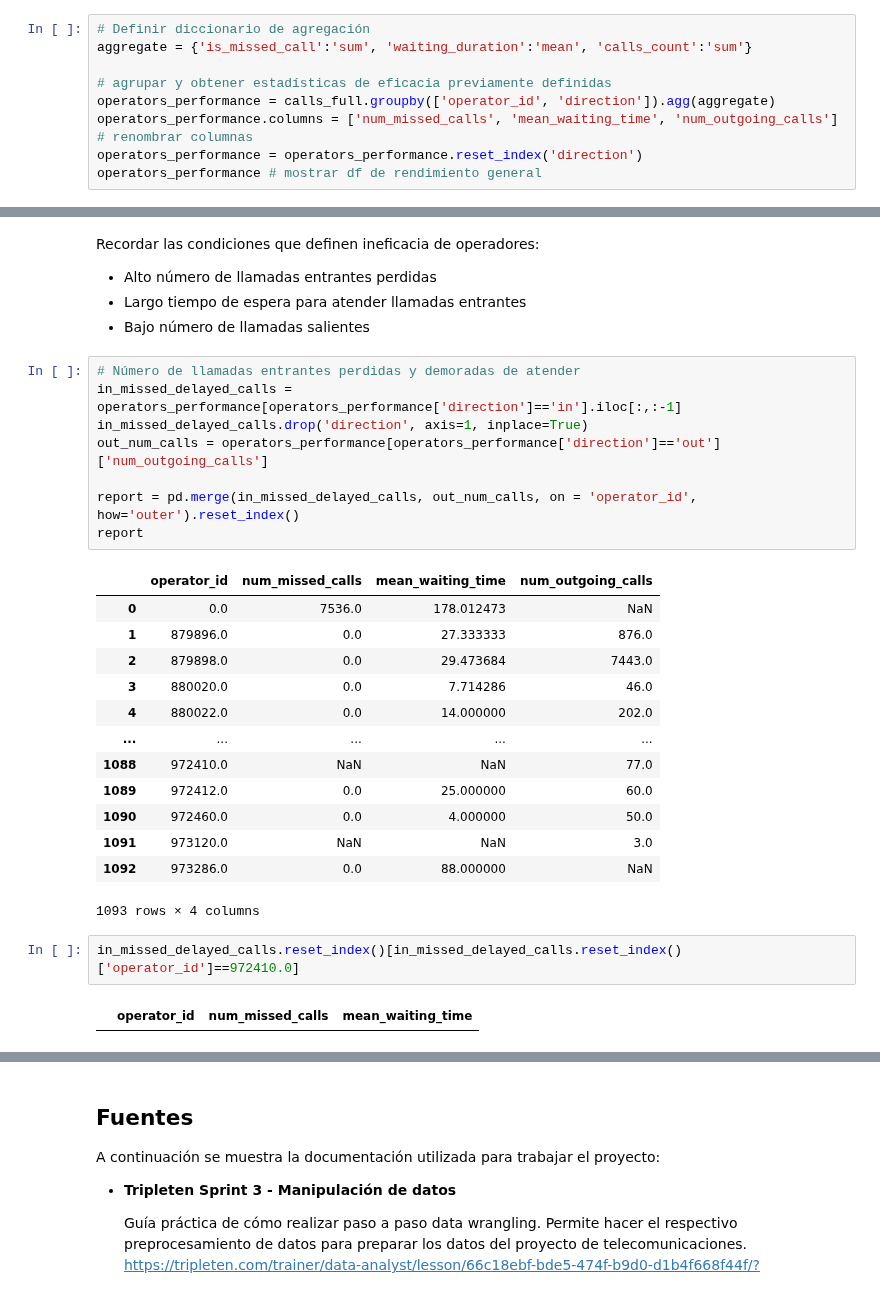
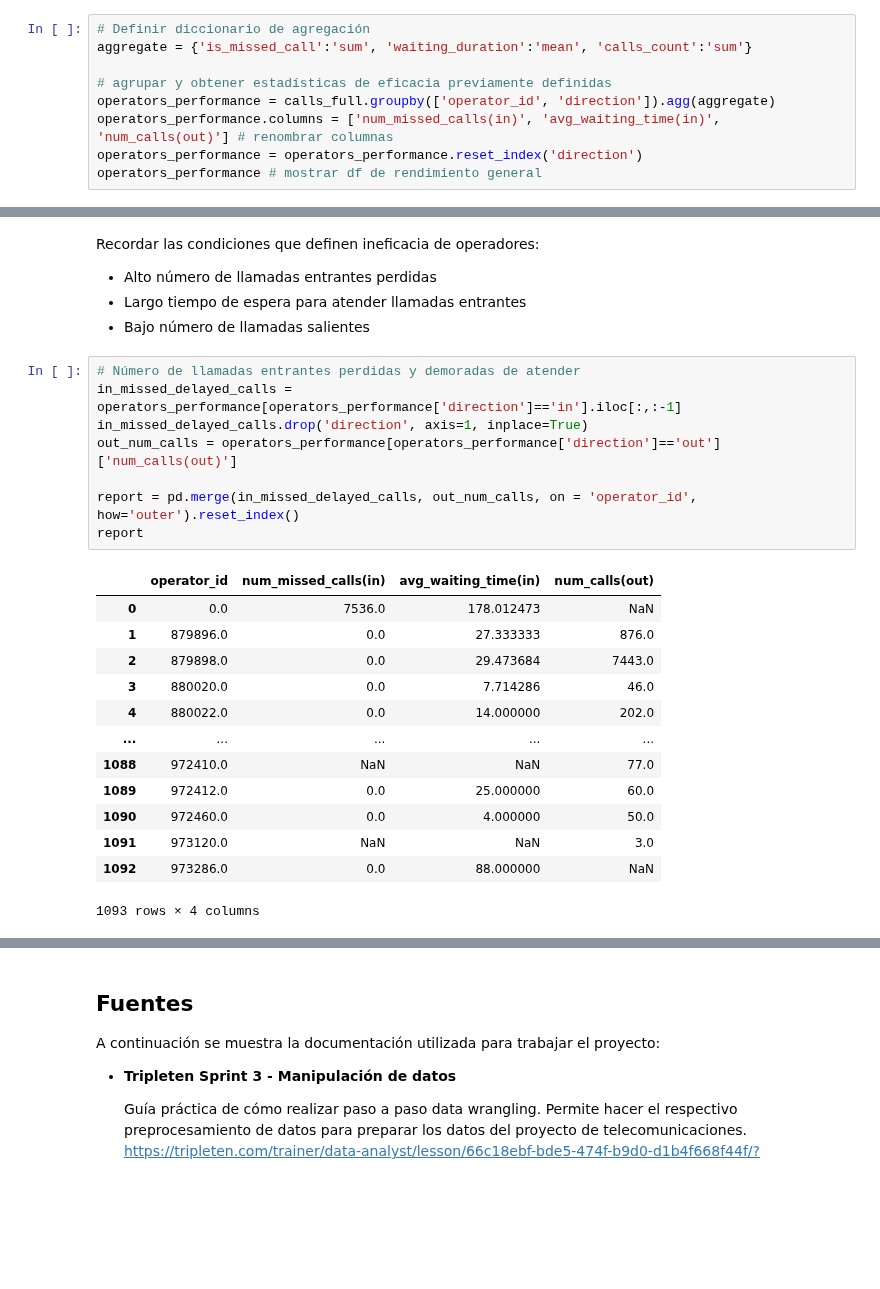
Before and after one commit to ScinDBad/DA_proyecto_final, a Jupyter notebook: proyecto_sp_14.ipynb, the cells around one changed output, grey strips where cells are left out. Saved outputs shown, nothing was run; the diff lists cells and outputs as text; blank space fills up the shorter version.

```diff
--- a/proyecto_sp_14.ipynb
+++ b/proyecto_sp_14.ipynb
@@ -602,7 +602,7 @@ aggregate = {'is_missed_call':'sum', 'waiting_duration':'mean', 'calls_count':'s
 
 # agrupar y obtener estadísticas de eficacia previamente definidas
 operators_performance = calls_full.groupby(['operator_id', 'direction']).agg(aggregate)
-operators_performance.columns = ['num_missed_calls', 'mean_waiting_time', 'num_outgoing_calls'] # renombrar columnas
+operators_performance.columns = ['num_missed_calls(in)', 'avg_waiting_time(in)', 'num_calls(out)'] # renombrar columnas
 operators_performance = operators_performance.reset_index('direction')
 operators_performance # mostrar df de rendimiento general
 # %% [output]
@@ -628,13 +628,13 @@ Recordar las condiciones que definen ineficacia de operadores:
 # %%
 # Número de llamadas entrantes perdidas y demoradas de atender
 in_missed_delayed_calls = operators_performance[operators_performance['direction']=='in'].iloc[:,:-1]
 in_missed_delayed_calls.drop('direction', axis=1, inplace=True)
-out_num_calls = operators_performance[operators_performance['direction']=='out']['num_outgoing_calls']
+out_num_calls = operators_performance[operators_performance['direction']=='out']['num_calls(out)']
 
 report = pd.merge(in_missed_delayed_calls, out_num_calls, on = 'operator_id', how='outer').reset_index()
 report
 # %% [output]
-|  | operator_id | num_missed_calls | mean_waiting_time | num_outgoing_calls |
+|  | operator_id | num_missed_calls(in) | avg_waiting_time(in) | num_calls(out) |
 | 0 | 0.0 | 7536.0 | 178.012473 | NaN |
 | 1 | 879896.0 | 0.0 | 27.333333 | 876.0 |
 | 2 | 879898.0 | 0.0 | 29.473684 | 7443.0 |
@@ -647,7 +647,3 @@ report
 | 1091 | 973120.0 | NaN | NaN | 3.0 |
 | 1092 | 973286.0 | 0.0 | 88.000000 | NaN |
 1093 rows × 4 columns
-# %%
-in_missed_delayed_calls.reset_index()[in_missed_delayed_calls.reset_index()['operator_id']==972410.0]
-# %% [output]
-|  | operator_id | num_missed_calls | mean_waiting_time |
```
Also changed, not shown: parts of 6 cells of this notebook.
